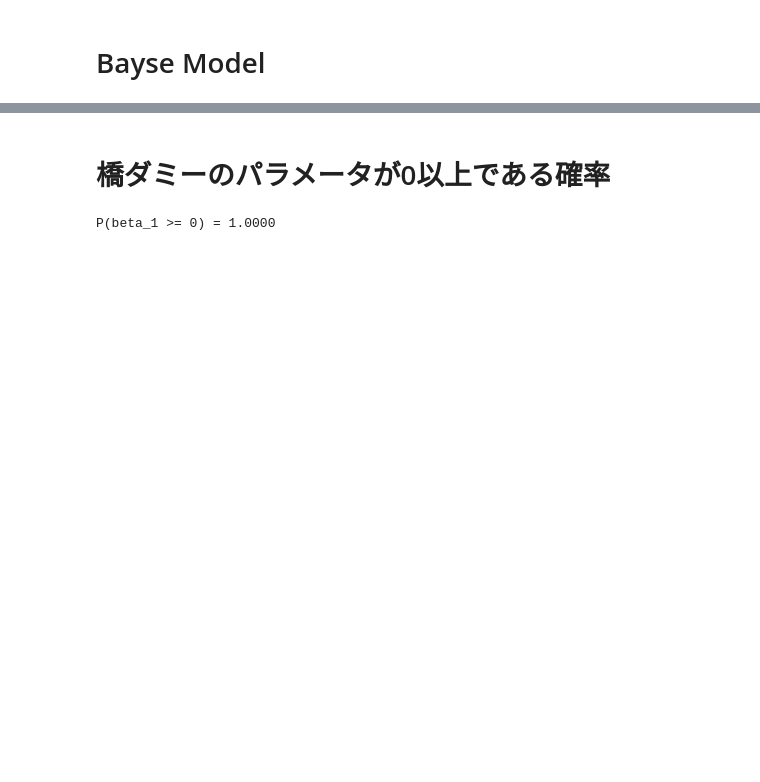
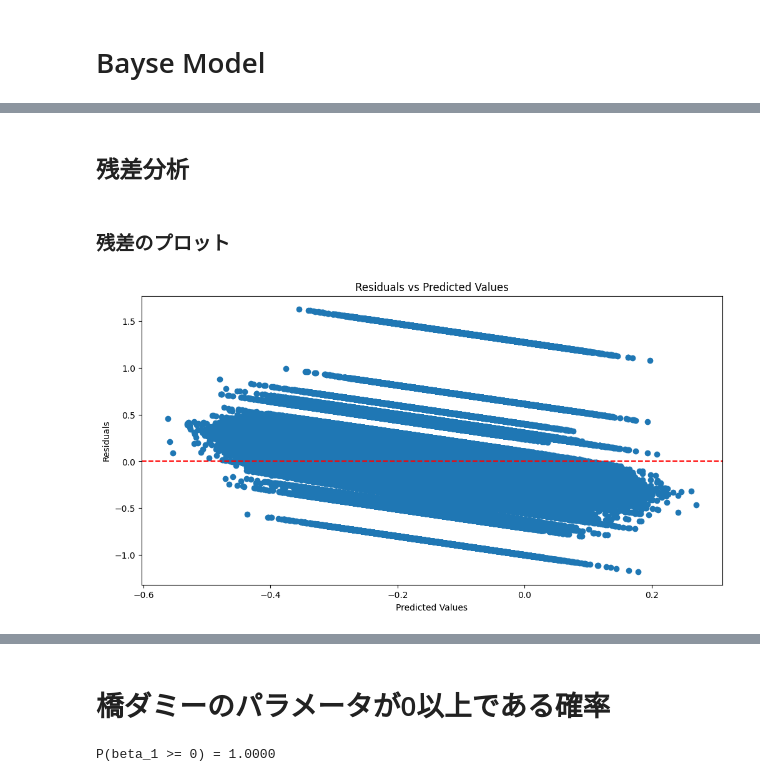
Before and after one commit to Keisei-Akiya/bridge-straw-effects, a Jupyter notebook: src/analysis/5years/bm_nomal.ipynb, the cells around one changed output, grey strips where cells are left out. Drawn from its saved outputs; the diff is of its cells as text; code cells hidden in the pictures; blank space fills up the shorter version.

```diff
--- a/src/analysis/5years/bm_nomal.ipynb
+++ b/src/analysis/5years/bm_nomal.ipynb
@@ -84,2 +76,0 @@ Sampling: [Y_obs]
-# %%
-idata.extend(ppc)
@@ -139,0 +79,3 @@ plt.show()
+# %%
+# 予測値のサンプリング (20秒弱掛かる)
+posterior_predictive = pm.sample_posterior_predictive(idata, model=model)
@@ -139,0 +86,19 @@ plt.show()
+# %%
+Y_pred = posterior_predictive.posterior_predictive['Y_obs'].mean(axis=0)
+# %% [markdown]
+## 残差分析
+# %%
+# 残差の計算
+residuals = population - Y_pred
+# %% [markdown]
+### 残差のプロット
+# %%
+plt.figure(figsize=(12, 6))
+plt.scatter(Y_pred, residuals)
+plt.axhline(0, color='red', linestyle='--')
+plt.xlabel("Predicted Values")
+plt.ylabel("Residuals")
+plt.title("Residuals vs Predicted Values")
+plt.show()
+# %% [output]
+[figure, added]
```
Also changed, not shown: parts of 12 cells of this notebook, 14 other files.
